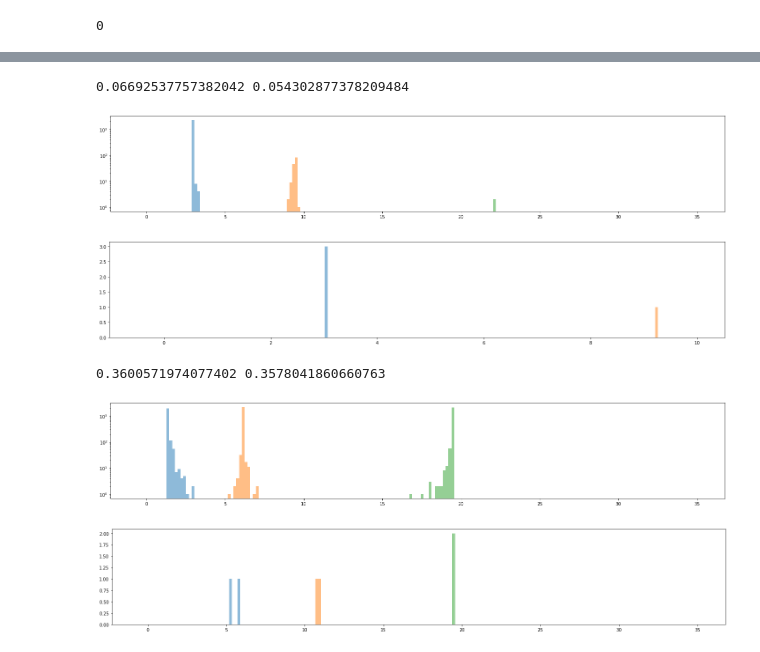
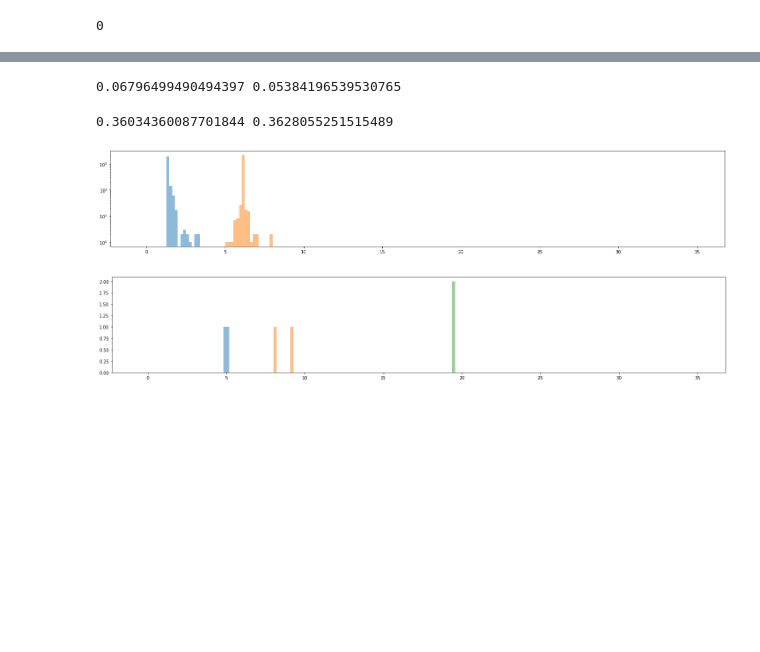
Before and after one commit to KirillRuSS/IDAO-2021-Kirill, a Jupyter notebook: train.ipynb, the cells around one changed output, grey strips where cells are left out. Saved outputs shown, nothing was run; the diff lists cells and outputs as text; code cells hidden in the pictures; blank space fills up the shorter version.

```diff
--- a/train.ipynb
+++ b/train.ipynb
@@ -122,5 +271,6 @@ df.head()
 # %%
 x = np.concatenate([df['spector'].to_numpy().tolist(), df[['bright_sum', 'circular_ratio']].to_numpy().tolist()], axis=1)
+x = np.concatenate([df['spector'].to_numpy().tolist()], axis=1)
 y = df.t.to_numpy().reshape(-1, 1)
 x_train, x_test, y_train, y_test = train_test_split(x, y, test_size=0.4, random_state=42)
 # %%
@@ -175,0 +328,3 @@ plt.show()
+# %%
+df['predict'] = particle_types_model.predict(x)
+df['particle_types_predict'] = (particle_types_model.predict(x)>0.5)*1
@@ -175,0 +374,26 @@ plt.show()
+# %%
+x = np.concatenate([bad_df[['bright_sum', 'circular_ratio', 'predict']].to_numpy().tolist()], axis=1)
+y = bad_df.t.to_numpy().reshape(-1, 1)
+x_train, x_test, y_train, y_test = train_test_split(x, y, test_size=0.5, random_state=42)
+
+particle_types_model = CatBoostRegressor(iterations=35,
+                          learning_rate=3e-2,
+                          l2_leaf_reg=3.0,  # any pos value
+                          depth=5,  # int up to 16
+                          min_data_in_leaf=1,  # 1,2,3,4,5
+                          rsm=1,  # 0.01 .. 1.0
+                          langevin=False,
+                          task_type="GPU",
+                          devices='0:1')
+
+particle_types_model.fit(x_train, y_train, eval_set=(x_test, y_test), verbose=1)
+print(roc_auc_score(particle_types_model.predict(x_train)>0.5, y_train), roc_auc_score(particle_types_model.predict(x_test)>0.5, y_test))
+
+plt.rcParams["figure.figsize"] = (25, 4)
+plt.hist(particle_types_model.predict(x_test[y_test.reshape(-1)==0]), bins=200, alpha=0.5, range=(-0.5, 1.5), log=True)
+plt.hist(particle_types_model.predict(x_test[y_test.reshape(-1)==1]), bins=200, alpha=0.5, range=(-0.5, 1.5), log=True)
+plt.show()
+
+plt.hist(particle_types_model.predict(x_train[y_train.reshape(-1)==0]), bins=200, alpha=0.5, range=(-0.5, 1.5), log=True)
+plt.hist(particle_types_model.predict(x_train[y_train.reshape(-1)==1]), bins=200, alpha=0.5, range=(-0.5, 1.5), log=True)
+plt.show()
@@ -181,7 +427,7 @@ x = np.concatenate([df_t0['spector'].to_numpy().tolist(), df_t0[['bright_sum', '
 y = df_t0.e.to_numpy().reshape(-1, 1)
 x_train, x_test, y_train, y_test = train_test_split(x, y, test_size=0.4, random_state=42)
 # %%
-model = CatBoostRegressor(iterations=100,
+energies_model_t0 = CatBoostRegressor(iterations=100,
                           learning_rate=3e-2,
                           l2_leaf_reg=3.0,  # any pos value
                           depth=5,  # int up to 16
@@ -191,18 +437,16 @@ model = CatBoostRegressor(iterations=100,
                           task_type="GPU",
                           devices='0:1')
 
-model.fit(x_train, y_train, eval_set=(x_test, y_test), verbose=0)
-print(mean_absolute_error(model.predict(x_train), y_train), mean_absolute_error(model.predict(x_test), y_test))
+energies_model_t0.fit(x_train, y_train, eval_set=(x_test, y_test), verbose=0)
+print(mean_absolute_error(energies_model_t0.predict(x_train), y_train), mean_absolute_error(energies_model_t0.predict(x_test), y_test))
 # %% [output]
-0.06692537757382042 0.054302877378209484
+0.06796499490494397 0.05384196539530765
 # %%
 plt.rcParams["figure.figsize"] = (25, 4)
-plt.hist(model.predict(x[y.reshape(-1)==3]), bins=200, alpha=0.5, range=(-0.5, 35), log=True)
-plt.hist(model.predict(x[y.reshape(-1)==10]), bins=200, alpha=0.5, range=(-0.5, 35), log=True)
-plt.hist(model.predict(x[y.reshape(-1)==30]), bins=200, alpha=0.5, range=(-0.5, 35), log=True)
+#plt.hist(energies_model_t0.predict(x[y.reshape(-1)==3]), bins=200, alpha=0.5, range=(-0.5, 35), log=True)
+#plt.hist(energies_model_t0.predict(x[y.reshape(-1)==10]), bins=200, alpha=0.5, range=(-0.5, 35), log=True)
+#plt.hist(energies_model_t0.predict(x[y.reshape(-1)==30]), bins=200, alpha=0.5, range=(-0.5, 35), log=True)
 plt.show()
-# %% [output]
-[figure, removed]
 # %%
 df_t0 = df[df.t==0]
 df_t0=df_t0[df_t0.e.isin([1, 6, 20])]
@@ -211,11 +455,9 @@ x = np.concatenate([df_t0['spector'].to_numpy().tolist(), df_t0[['bright_sum', '
 y = df_t0.e.to_numpy().reshape(-1, 1)
 
 plt.rcParams["figure.figsize"] = (25, 4)
-plt.hist(model.predict(x[y.reshape(-1)==1]), bins=200, alpha=0.5, range=(-0.5, 10))
-plt.hist(model.predict(x[y.reshape(-1)==6]), bins=200, alpha=0.5, range=(-0.5, 10))
+#plt.hist(energies_model_t0.predict(x[y.reshape(-1)==1]), bins=200, alpha=0.5, range=(-0.5, 10))
+#plt.hist(energies_model_t0.predict(x[y.reshape(-1)==6]), bins=200, alpha=0.5, range=(-0.5, 10))
 plt.show()
-# %% [output]
-[figure, removed]
 # %%
 df_t0 = df[df.t==1]
 df_t0=df_t0[df_t0.e.isin([1, 6, 20])]
@@ -224,7 +466,7 @@ x = np.concatenate([df_t0['spector'].to_numpy().tolist(), df_t0[['bright_sum', '
 y = df_t0.e.to_numpy().reshape(-1, 1)
 x_train, x_test, y_train, y_test = train_test_split(x, y, test_size=0.4, random_state=42)
 # %%
-model = CatBoostRegressor(iterations=100,
+energies_model_t1 = CatBoostRegressor(iterations=100,
                           learning_rate=3e-2,
                           l2_leaf_reg=3.0,  # any pos value
                           depth=5,  # int up to 16
@@ -234,18 +476,18 @@ model = CatBoostRegressor(iterations=100,
                           task_type="GPU",
                           devices='0:1')
 
-model.fit(x_train, y_train, eval_set=(x_test, y_test), verbose=0)
-print(mean_absolute_error(model.predict(x_train), y_train), mean_absolute_error(model.predict(x_test), y_test))
+energies_model_t1.fit(x_train, y_train, eval_set=(x_test, y_test), verbose=0)
+print(mean_absolute_error(energies_model_t1.predict(x_train), y_train), mean_absolute_error(energies_model_t1.predict(x_test), y_test))
 # %% [output]
-0.3600571974077402 0.3578041860660763
+0.36034360087701844 0.3628055251515489
 # %%
 plt.rcParams["figure.figsize"] = (25, 4)
-plt.hist(model.predict(x[y.reshape(-1)==1]), bins=200, alpha=0.5, range=(-0.5, 35), log=True)
-plt.hist(model.predict(x[y.reshape(-1)==6]), bins=200, alpha=0.5, range=(-0.5, 35), log=True)
-plt.hist(model.predict(x[y.reshape(-1)==20]), bins=200, alpha=0.5, range=(-0.5, 35), log=True)
+plt.hist(energies_model_t1.predict(x[y.reshape(-1)==1]), bins=200, alpha=0.5, range=(-0.5, 35), log=True)
+plt.hist(energies_model_t1.predict(x[y.reshape(-1)==6]), bins=200, alpha=0.5, range=(-0.5, 35), log=True)
+#plt.hist(energies_model.predict(x[y.reshape(-1)==30]), bins=200, alpha=0.5, range=(-0.5, 35), log=True)
 plt.show()
 # %% [output]
-[figure, old version]
+[figure, new version]
 # %%
 df_t0 = df[df.t==1]
 df_t0=df_t0[df_t0.e.isin([3, 10, 30])]
@@ -254,9 +496,9 @@ x = np.concatenate([df_t0['spector'].to_numpy().tolist(), df_t0[['bright_sum', '
 y = df_t0.e.to_numpy().reshape(-1, 1)
 
 plt.rcParams["figure.figsize"] = (25, 4)
-plt.hist(model.predict(x[y.reshape(-1)==3]), bins=200, alpha=0.5, range=(-0.5, 35))
-plt.hist(model.predict(x[y.reshape(-1)==10]), bins=200, alpha=0.5, range=(-0.5, 35))
-plt.hist(model.predict(x[y.reshape(-1)==30]), bins=200, alpha=0.5, range=(-0.5, 35))
+plt.hist(energies_model_t1.predict(x[y.reshape(-1)==3]), bins=200, alpha=0.5, range=(-0.5, 35))
+plt.hist(energies_model_t1.predict(x[y.reshape(-1)==10]), bins=200, alpha=0.5, range=(-0.5, 35))
+plt.hist(energies_model_t1.predict(x[y.reshape(-1)==30]), bins=200, alpha=0.5, range=(-0.5, 35))
 plt.show()
 # %% [output]
-[figure, old version]
+[figure, new version]
```
Also changed, not shown: parts of 50 cells of this notebook, 2 other files.
